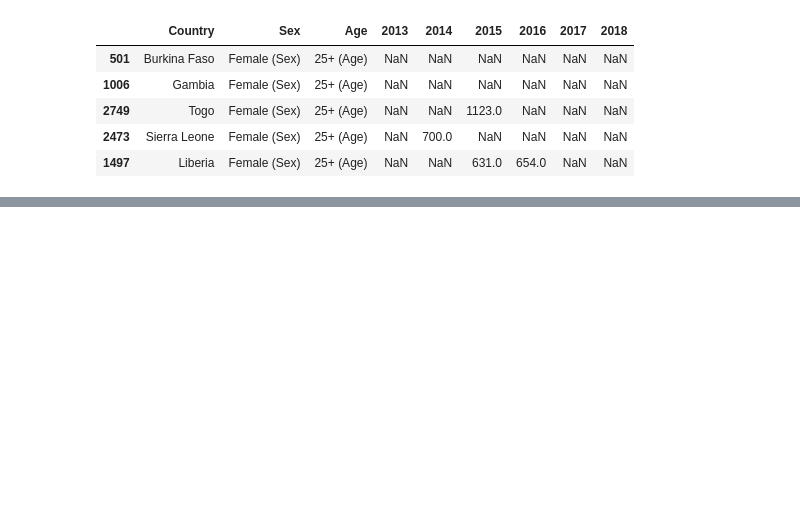
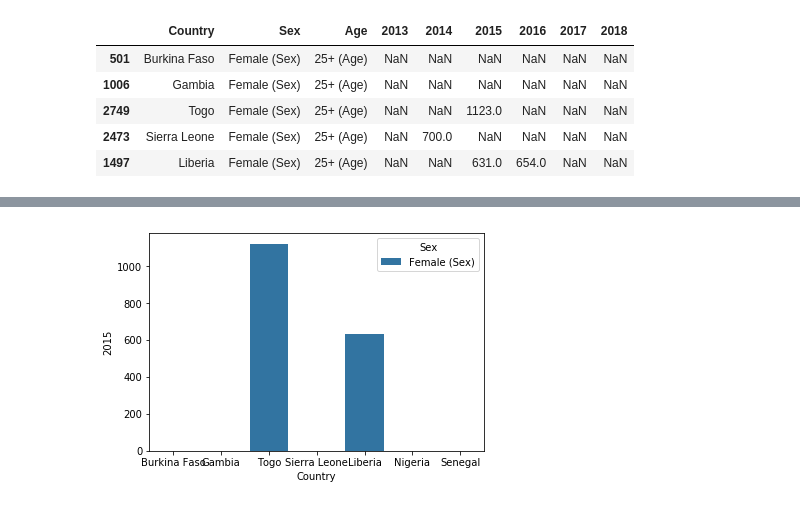
Before and after one commit to 8287/Capstone_data-, a Jupyter notebook: Titilayo Capstone Project.ipynb, the cells around one changed output, grey strips where cells are left out. Cells and saved outputs as stored; diff of their text form; code cells hidden in the pictures; blank space fills up the shorter version.

```diff
--- a/Titilayo Capstone Project.ipynb
+++ b/Titilayo Capstone Project.ipynb
@@ -187,0 +215,5 @@ New_sex.head()
+# %%
+sns.barplot(x= 'Country', y='2015', hue='Sex', data= New_sex)
+plt.show()
+# %% [output]
+[figure, added]
```
Also changed, not shown: parts of 10 cells of this notebook.
